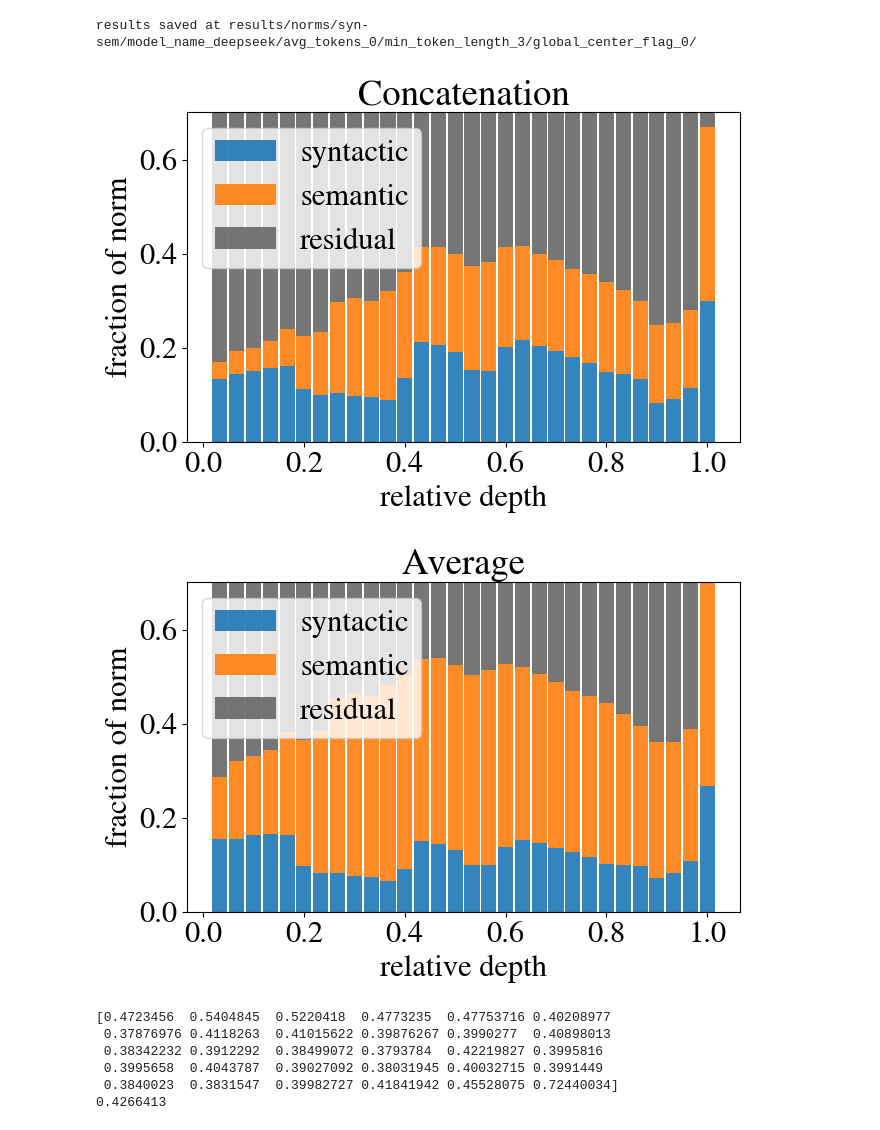
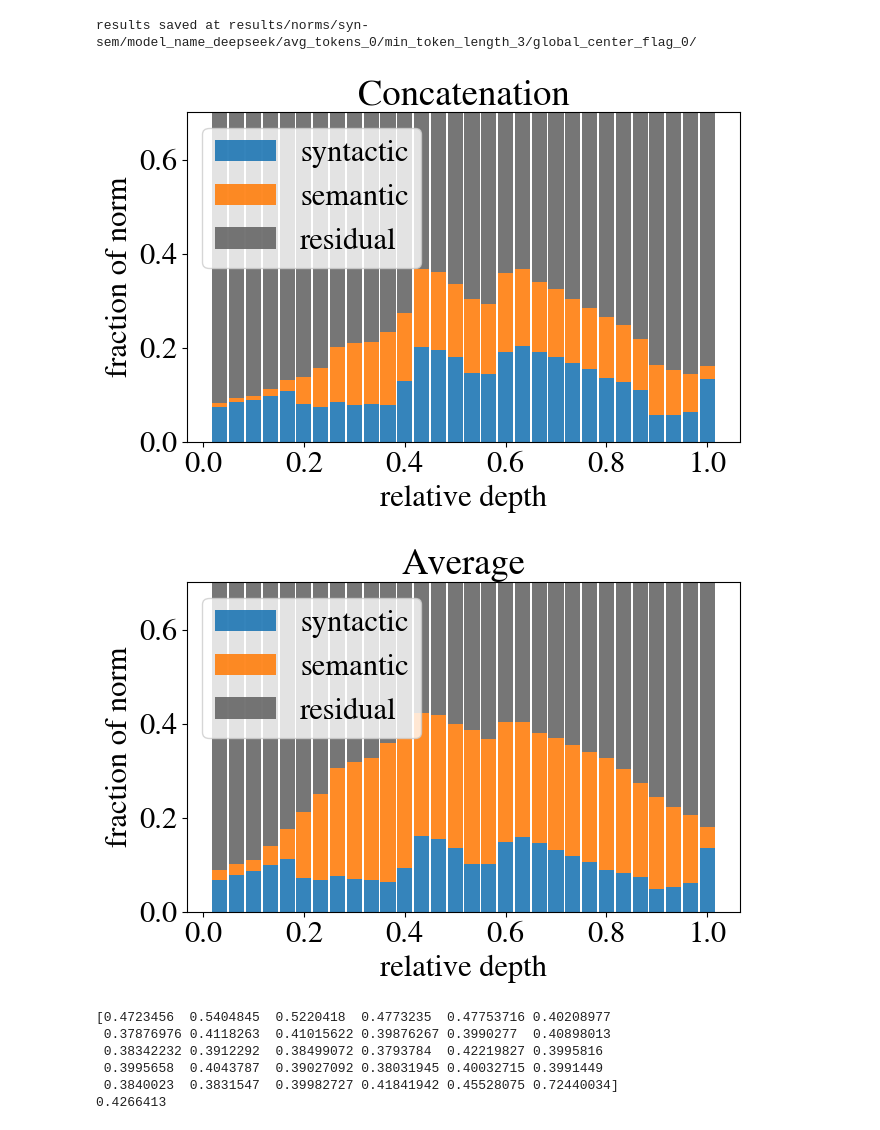
Before and after one commit to acevedo-s/syn-sem, a Jupyter notebook: norms.ipynb, the cells around one changed output. Drawn from its saved outputs; the diff is of its cells as text; code cells hidden in the pictures.

```diff
--- a/norms.ipynb
+++ b/norms.ipynb
@@ -228,7 +228,7 @@ model_name = 'deepseek'
 data_var = 'sem'
 avg_tokens_list = [0,1]
 min_token_length = 3
-global_center_flag = 0
+global_center_flag = 1
 
 for avg_tokens in avg_tokens_list:
     resultsfolder = makefolder(base='results/norms/syn-sem/',
@@ -255,35 +255,35 @@ for avg_tokens in avg_tokens_list:
     # Plot
     fig, ax = plt.subplots(figsize=(7, 5))
 
     bar_width = 0.03  # adjust for [0, 1] x-axis
     n_layers = len(rel_depths)
     x = np.linspace(1/n_layers, 1, n_layers)
 
 
     ax.bar(x, syn_means, width=bar_width, color="#1f77b4", label="syntactic", alpha=0.9)
     ax.bar(x, sem_means, width=bar_width, bottom=syn_means, color="#ff7f0e", label="semantic", alpha=0.9)
     ax.bar(x, residual_means, width=bar_width, bottom=syn_means + sem_means, color="#676767", label="residual", alpha=0.9)
 
     ax.set_xticks(np.linspace(0, 1, 6))
     ax.set_xticklabels([f"{t:.1f}" for t in np.linspace(0, 1, 6)])
     ax.set_xlabel("relative depth", fontsize=rcpsize)
     ax.set_ylabel("fraction of norm", fontsize=rcpsize)
 
     # box = ax.get_position()
     # ax.set_position([box.x0, box.y0, box.width * 0.8, box.height])
     # ax.legend(loc='center left', bbox_to_anchor=(1, 0.5))
     ax.legend(loc='upper left')
     ax.set_ylim(0, .7)
     title = 'Concatenation' if avg_tokens == 0 else 'Average'
     ax.set_title(title)
     plt.tight_layout()
     figs_folder = f'results/figs/norms/'
     os.makedirs(figs_folder, exist_ok=True)
     # fig.savefig(figs_folder + f'{model_name}_syn_sem_norms_avg_{avg_tokens}.pdf')
     plt.show()
 # %% [output]
-[figure, old version]
+[figure, new version]
-[figure, old version]
+[figure, new version]
 # %%
 print(cos_means)
 print(cos_means.mean())
```
Also changed, not shown: parts of 2 cells of this notebook, 5 other files.
